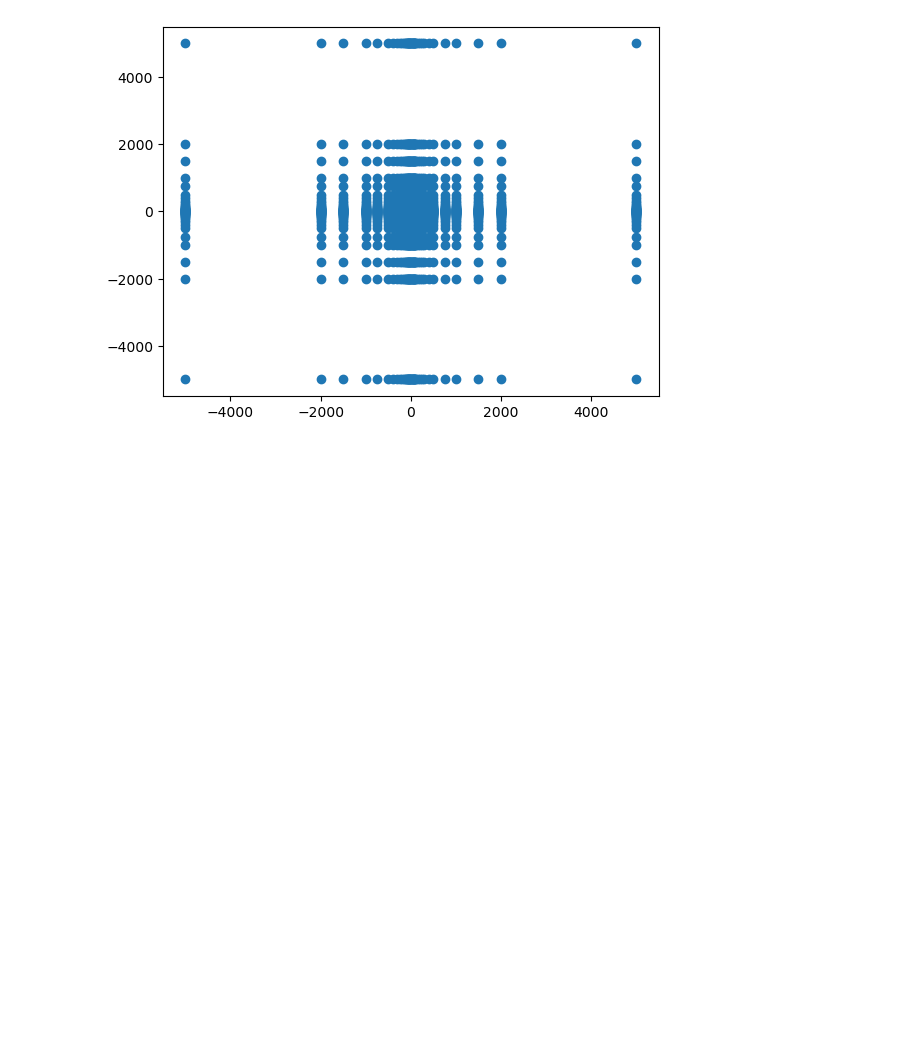
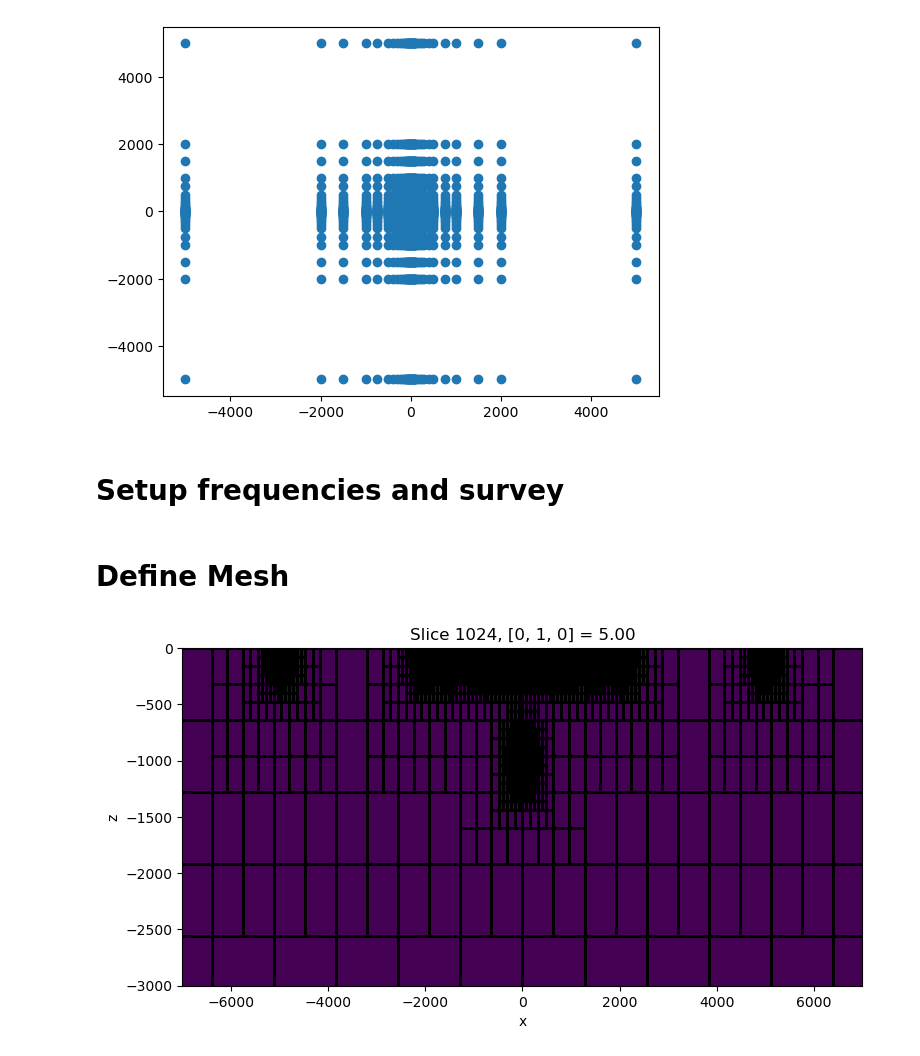
Before and after one commit to RylanDS7/MT3DINV4-Sphere-Forward-Model, a Jupyter notebook: sphere_mt.ipynb, the cells around one changed output. Drawn from its saved outputs; the diff is of its cells as text; code cells hidden in the pictures; blank space fills up the shorter version.

Commit message:
Created mesh

```diff
--- a/sphere_mt.ipynb
+++ b/sphere_mt.ipynb
@@ -75,3 +66,5 @@ plt.scatter(rx_locs[:,0], rx_locs[:,1])
 # %% [output]
 <matplotlib.collections.PathCollection at 0x...>
 [figure]
+# %% [markdown]
+# Setup frequencies and survey
@@ -77,0 +87,2 @@ plt.scatter(rx_locs[:,0], rx_locs[:,1])
+# %% [markdown]
+# Define Mesh
@@ -77,0 +115,22 @@ plt.scatter(rx_locs[:,0], rx_locs[:,1])
+# %%
+active_cells = active_from_xyz(mesh, topo_xyz)
+n_active = np.sum(active_cells)
+plotting_map = maps.InjectActiveCells(mesh, active_cells, np.nan)
+conductivity_model = np.ones(n_active)
+
+fig = plt.figure(figsize=(10, 4.5))
+
+ax1 = fig.add_axes([0.15, 0.15, 0.68, 0.75])
+mesh.plot_slice(
+    plotting_map * conductivity_model,
+    ax=ax1,
+    normal="Y",
+    ind=int(len(mesh.h[1]) / 2),
+    grid=True,
+)
+
+ax1.set_xlim([-7000, 7000])
+ax1.set_ylim([-3000, 0])
+plt.show()
+# %% [output]
+[figure, added]
```
Also changed, not shown: parts of 3 cells of this notebook.
